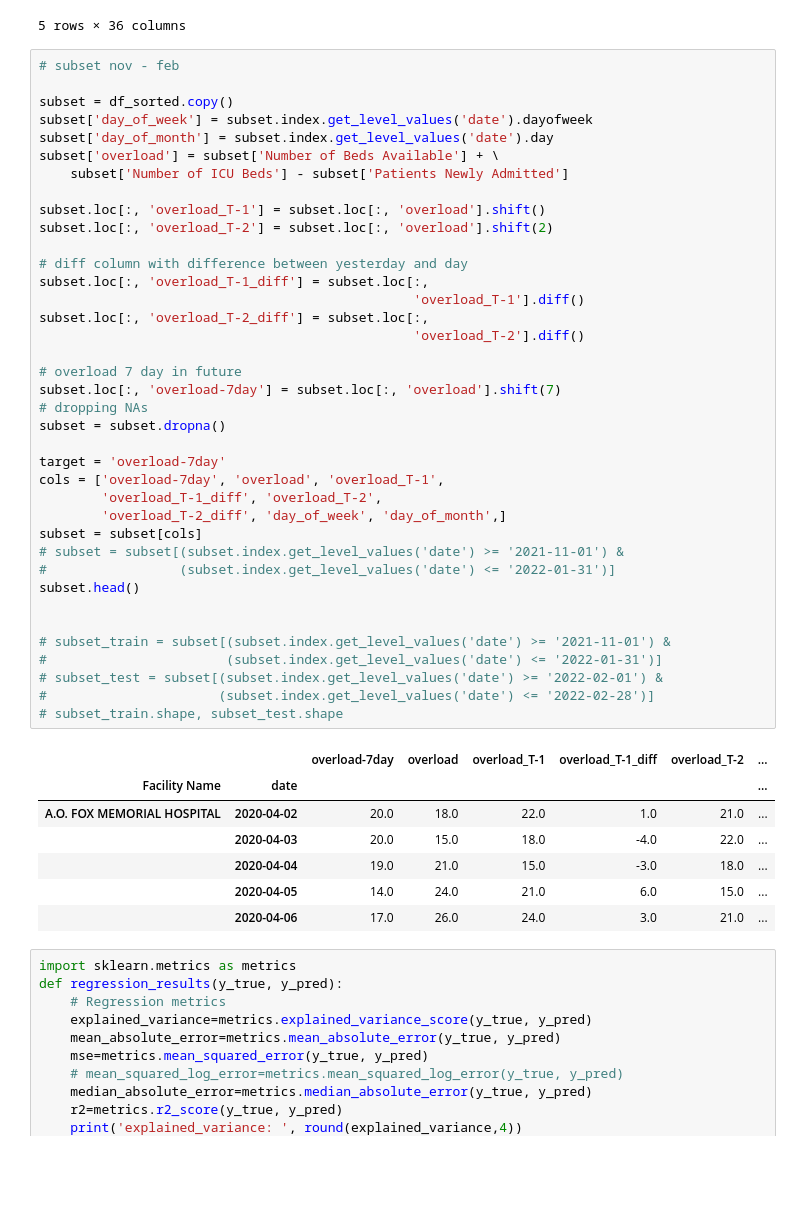
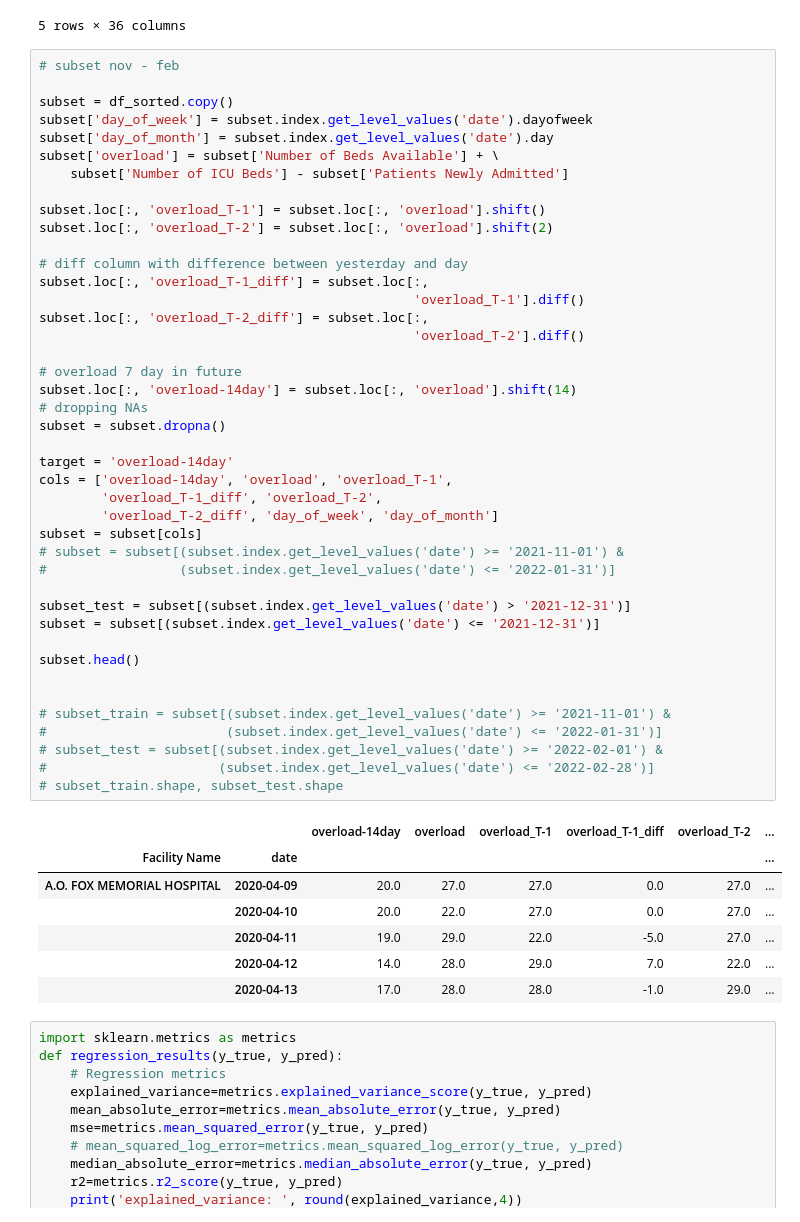
Before and after one commit to AnishaMathur/NY-State-Covid-Analysis, a Jupyter notebook: notebooks/ML2.ipynb, the cells around one changed output. Saved outputs shown, nothing was run; the diff lists cells and outputs as text; blank space fills up the shorter version.

```diff
--- a/notebooks/ML2.ipynb
+++ b/notebooks/ML2.ipynb
@@ -36,44 +36,48 @@ subset['day_of_week'] = subset.index.get_level_values('date').dayofweek
 subset['day_of_month'] = subset.index.get_level_values('date').day
 subset['overload'] = subset['Number of Beds Available'] + \
     subset['Number of ICU Beds'] - subset['Patients Newly Admitted']
 
 subset.loc[:, 'overload_T-1'] = subset.loc[:, 'overload'].shift()
 subset.loc[:, 'overload_T-2'] = subset.loc[:, 'overload'].shift(2)
 
 # diff column with difference between yesterday and day
 subset.loc[:, 'overload_T-1_diff'] = subset.loc[:,
                                                 'overload_T-1'].diff()
 subset.loc[:, 'overload_T-2_diff'] = subset.loc[:,
                                                 'overload_T-2'].diff()
 
 # overload 7 day in future
-subset.loc[:, 'overload-7day'] = subset.loc[:, 'overload'].shift(7)
+subset.loc[:, 'overload-14day'] = subset.loc[:, 'overload'].shift(14)
 # dropping NAs
 subset = subset.dropna()
 
-target = 'overload-7day'
-cols = ['overload-7day', 'overload', 'overload_T-1',
+target = 'overload-14day'
+cols = ['overload-14day', 'overload', 'overload_T-1',
         'overload_T-1_diff', 'overload_T-2',
-        'overload_T-2_diff', 'day_of_week', 'day_of_month',]
+        'overload_T-2_diff', 'day_of_week', 'day_of_month']
 subset = subset[cols]
 # subset = subset[(subset.index.get_level_values('date') >= '2021-11-01') &
 #                 (subset.index.get_level_values('date') <= '2022-01-31')]
+
+subset_test = subset[(subset.index.get_level_values('date') > '2021-12-31')]
+subset = subset[(subset.index.get_level_values('date') <= '2021-12-31')]
+
 subset.head()
 
 
 # subset_train = subset[(subset.index.get_level_values('date') >= '2021-11-01') &
 #                       (subset.index.get_level_values('date') <= '2022-01-31')]
 # subset_test = subset[(subset.index.get_level_values('date') >= '2022-02-01') &
 #                      (subset.index.get_level_values('date') <= '2022-02-28')]
 # subset_train.shape, subset_test.shape
 # %% [output]
-|  |  | overload-7day | overload | overload_T-1 | overload_T-1_diff | overload_T-2 | ... |
+|  |  | overload-14day | overload | overload_T-1 | overload_T-1_diff | overload_T-2 | ... |
 | Facility Name | date |  |  |  |  |  | ... |
-| A.O. FOX MEMORIAL HOSPITAL | 2020-04-02 | 20.0 | 18.0 | 22.0 | 1.0 | 21.0 | ... |
-|  | 2020-04-03 | 20.0 | 15.0 | 18.0 | -4.0 | 22.0 | ... |
-|  | 2020-04-04 | 19.0 | 21.0 | 15.0 | -3.0 | 18.0 | ... |
-|  | 2020-04-05 | 14.0 | 24.0 | 21.0 | 6.0 | 15.0 | ... |
-|  | 2020-04-06 | 17.0 | 26.0 | 24.0 | 3.0 | 21.0 | ... |
+| A.O. FOX MEMORIAL HOSPITAL | 2020-04-09 | 20.0 | 27.0 | 27.0 | 0.0 | 27.0 | ... |
+|  | 2020-04-10 | 20.0 | 22.0 | 27.0 | 0.0 | 27.0 | ... |
+|  | 2020-04-11 | 19.0 | 29.0 | 22.0 | -5.0 | 27.0 | ... |
+|  | 2020-04-12 | 14.0 | 28.0 | 29.0 | 7.0 | 22.0 | ... |
+|  | 2020-04-13 | 17.0 | 28.0 | 28.0 | -1.0 | 29.0 | ... |
 # %%
 import sklearn.metrics as metrics
 def regression_results(y_true, y_pred):
```
Also changed, not shown: parts of 3 cells of this notebook.
